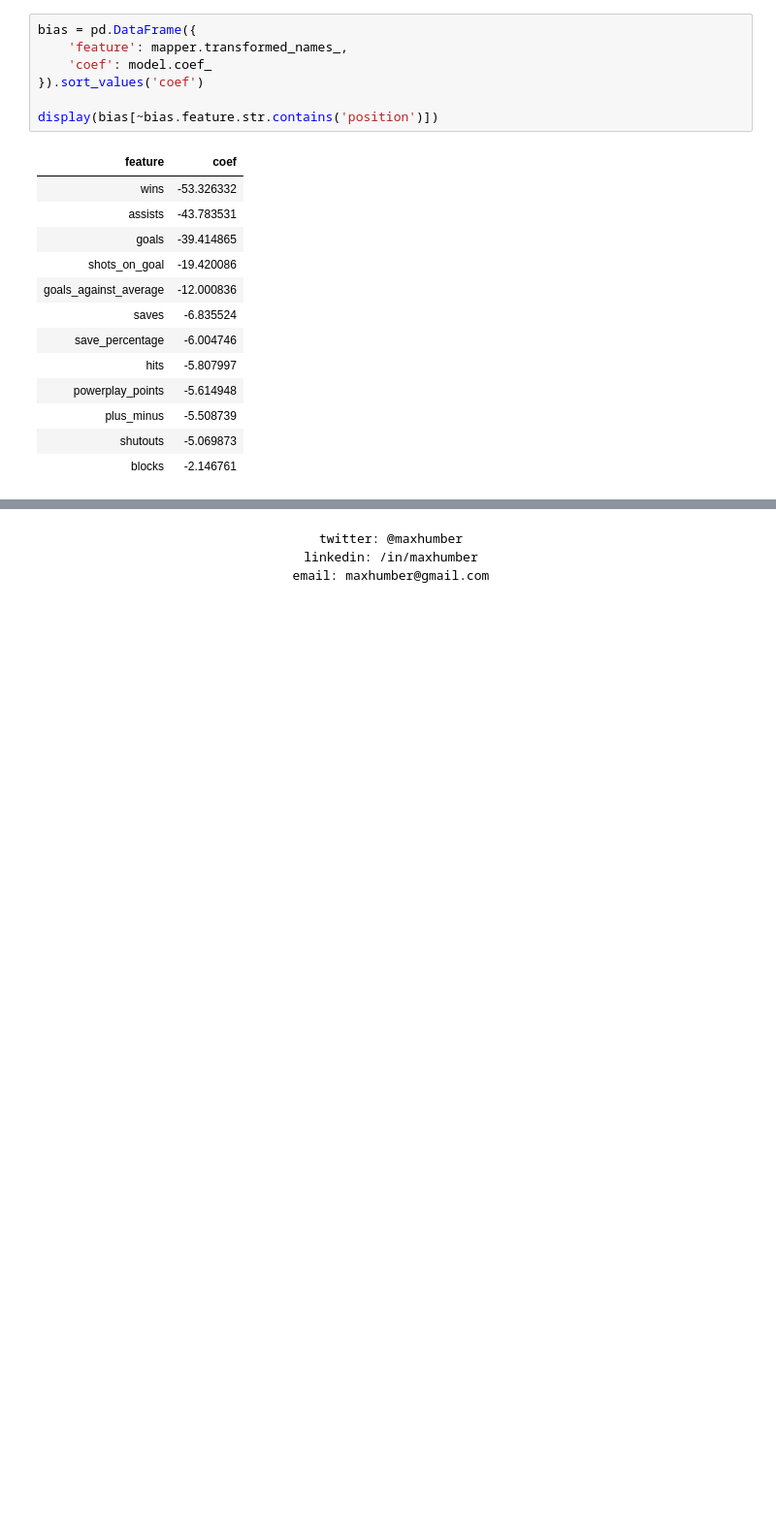
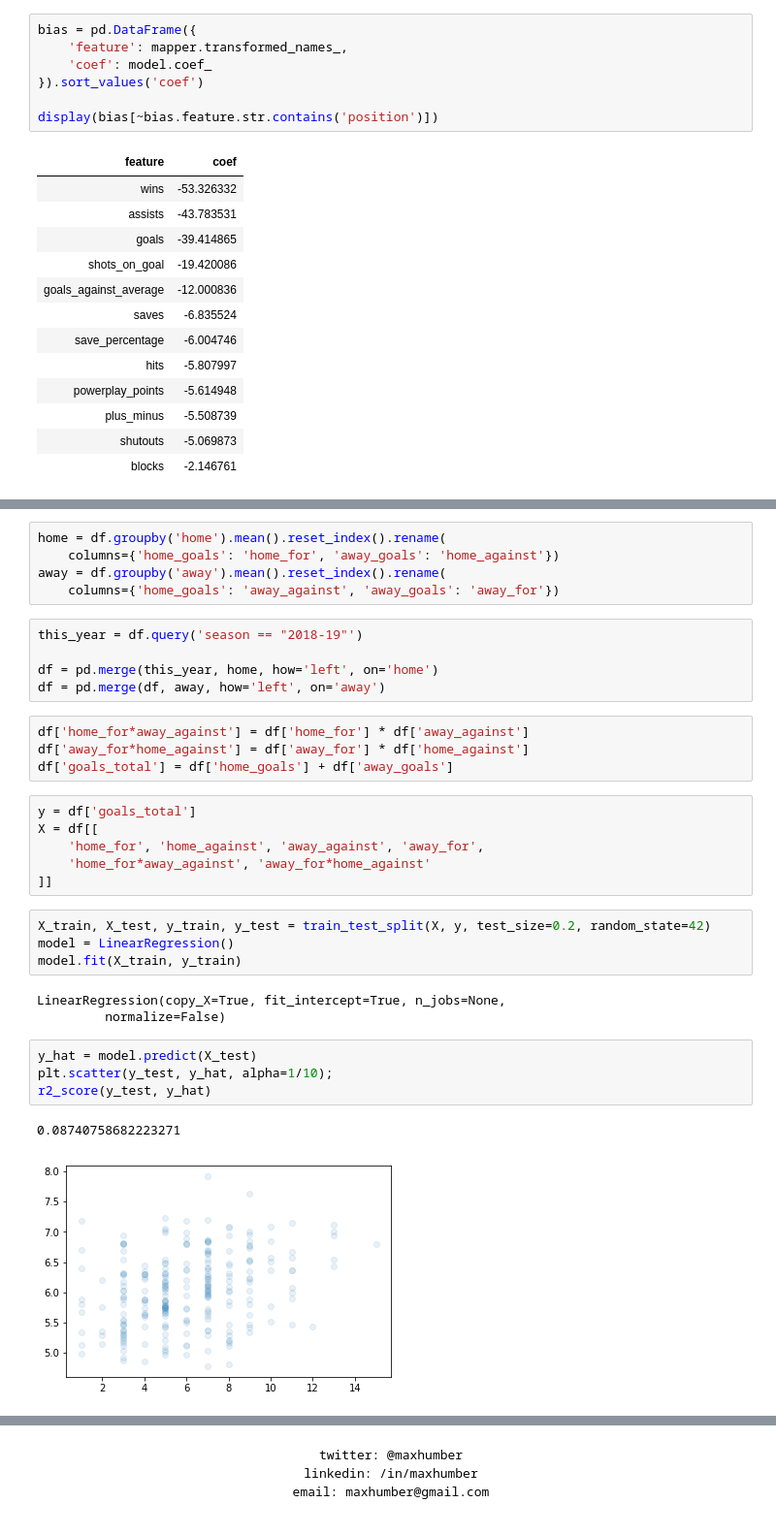
Before and after one commit to MaryLvV/regression, a Jupyter notebook: regression_gone_wrong.ipynb, the cells around one changed output, grey strips where cells are left out. Shown at 97% size. Drawn from its saved outputs; the diff is of its cells as text; blank space fills up the shorter version.

```diff
--- a/regression_gone_wrong.ipynb
+++ b/regression_gone_wrong.ipynb
@@ -534,0 +560,34 @@ display(bias[~bias.feature.str.contains('position')])
+# %%
+home = df.groupby('home').mean().reset_index().rename(
+    columns={'home_goals': 'home_for', 'away_goals': 'home_against'})
+away = df.groupby('away').mean().reset_index().rename(
+    columns={'home_goals': 'away_against', 'away_goals': 'away_for'})
+# %%
+this_year = df.query('season == "2018-19"')
+
+df = pd.merge(this_year, home, how='left', on='home')
+df = pd.merge(df, away, how='left', on='away')
+# %%
+df['home_for*away_against'] = df['home_for'] * df['away_against']
+df['away_for*home_against'] = df['away_for'] * df['home_against']
+df['goals_total'] = df['home_goals'] + df['away_goals']
+# %%
+y = df['goals_total']
+X = df[[
+    'home_for', 'home_against', 'away_against', 'away_for',
+    'home_for*away_against', 'away_for*home_against'
+]]
+# %%
+X_train, X_test, y_train, y_test = train_test_split(X, y, test_size=0.2, random_state=42)
+model = LinearRegression()
+model.fit(X_train, y_train)
+# %% [output]
+LinearRegression(copy_X=True, fit_intercept=True, n_jobs=None,
+         normalize=False)
+# %%
+y_hat = model.predict(X_test)
+plt.scatter(y_test, y_hat, alpha=1/10);
+r2_score(y_test, y_hat)
+# %% [output]
+0.08740758682223271
+[figure, added]
```
Also changed, not shown: parts of 39 cells of this notebook, 9 other files.
